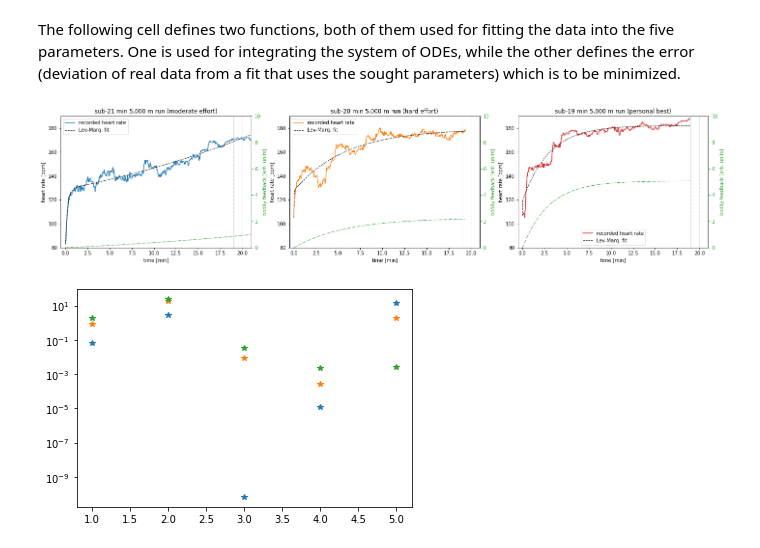
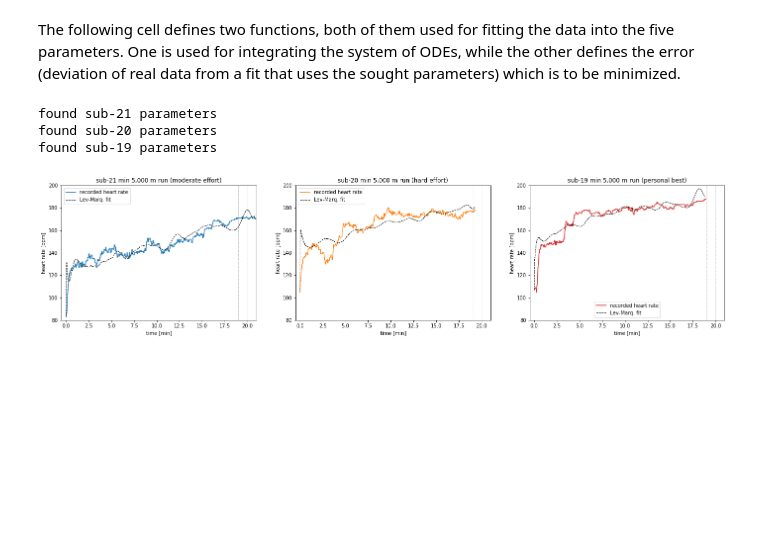
Before and after one commit to sebastiankalos/math_modeling, a Jupyter notebook: HR_analysis.ipynb, the cells around one changed output. Cells and saved outputs as stored; diff of their text form; code cells hidden in the pictures; blank space fills up the shorter version.

```diff
--- a/HR_analysis.ipynb
+++ b/HR_analysis.ipynb
@@ -114,17 +159,27 @@ params.add('a3', value=a3, min=0, max=5)
 params.add('a4', value=a4, min=0, max=5)
 params.add('a5', value=a5, min=0, max=40)
 
-sub_21_data = np.array(hr_sub_21)-HR_rest_sub_21
-sub_21_result = minimize(error, params, args=(initial_conditions, secs_sub_21, sub_21_data), method='leastsq')
+sub_21_data = (np.array(hr_sub_21)-HR_rest_sub_21)[:-t_integrate]
+sub_21_result = minimize(error, params, args=(initial_conditions,t_integrate,speed_profile_sub_21[0::t_integrate], sub_21_data), method='leastsq')
 sub_21_final_x1 = sub_21_data + sub_21_result.residual.reshape(sub_21_data.shape)
 
-sub_20_data = np.array(hr_sub_20)-HR_rest_sub_20
-sub_20_result = minimize(error, params, args=(initial_conditions, secs_sub_20, sub_20_data), method='leastsq')
+print("found sub-21 parameters")
+
+sub_20_data = (np.array(hr_sub_20)-HR_rest_sub_20)[:-t_integrate]
+sub_20_result = minimize(error, params, args=(initial_conditions,t_integrate,speed_profile_sub_20[0::t_integrate], sub_20_data), method='leastsq')
 sub_20_final_x1 = sub_20_data + sub_20_result.residual.reshape(sub_20_data.shape)
 
-sub_19_data = np.array(hr_sub_19)-HR_rest_sub_19
-sub_19_result = minimize(error, params, args=(initial_conditions, secs_sub_19, sub_19_data), method='leastsq')
+print("found sub-20 parameters")
+
+sub_19_data = (np.array(hr_sub_19)-HR_rest_sub_19)[:-t_integrate]
+sub_19_result = minimize(error, params, args=(initial_conditions,t_integrate,speed_profile_sub_19[0::t_integrate], sub_19_data), method='leastsq')
 sub_19_final_x1 = sub_19_data + sub_19_result.residual.reshape(sub_19_data.shape)
+
+print("found sub-19 parameters")
+# %% [output]
+found sub-21 parameters
+found sub-20 parameters
+found sub-19 parameters
 # %%
 def extract_params(result):
     a1 = result.params.valuesdict()["a1"]
@@ -147,65 +197,39 @@ sub_19_fit = odeint(ode_model, [0,0], secs_sub_19, args=sub_19_params)
 fig, (plt1, plt2, plt3) = plt.subplots(1, 3, figsize=(24, 5))
 
 plt1.plot(secs_sub_21/60, hr_sub_21, color="tab:blue",label='recorded heart rate')
-plt1.plot(secs_sub_21/60, np.array(sub_21_final_x1)+HR_rest_sub_21, '--', linewidth=1, color='black',label="Lev-Marq. fit")
+plt1.plot(secs_sub_21[:-t_integrate]/60, np.array(sub_21_final_x1)+HR_rest_sub_21, '--', linewidth=1, color='black',label="Lev-Marq. fit")
 plt1.set_xlim([-0.5,21])
-plt1.set_ylim([80,190])
+plt1.set_ylim([80,200])
 plt1.set_xlabel("time [min]")
 plt1.set_ylabel("heart rate [bpm]")
 plt1.set_title("sub-21 min 5,000 m run (moderate effort)")
 plt1.axvline(x=20,color="grey",linestyle='--',linewidth=0.5)
 plt1.axvline(x=19,color="grey",linestyle='--',linewidth=0.5)
 plt1.legend()
 
-ax1 = plt1.twinx()
-ax1.plot(secs_sub_21/60,sub_21_fit[:,1],color="tab:green",linestyle="-.",label="x2 feedback",linewidth=1)
-ax1.set_ylabel("bodily feedback [arb. units]",color="tab:green")
-ax1.tick_params(axis='y', colors='tab:green')
-ax1.set_ylim([0,10])
-
 
 plt2.plot(secs_sub_20/60, hr_sub_20, color="tab:orange",label='recorded heart rate')
-plt2.plot(secs_sub_20/60, np.array(sub_20_final_x1)+HR_rest_sub_20, '--', linewidth=1, color='black',label="Lev-Marq. fit")
+plt2.plot(secs_sub_20[:-t_integrate]/60, np.array(sub_20_final_x1)+HR_rest_sub_20, '--', linewidth=1, color='black',label="Lev-Marq. fit")
 plt2.set_xlim([-0.5,21])
-plt2.set_ylim([80,190])
+plt2.set_ylim([80,200])
 plt2.set_xlabel("time [min]")
 plt2.set_ylabel("heart rate [bpm]")
 plt2.set_title("sub-20 min 5,000 m run (hard effort)")
 plt2.axvline(x=20,color="grey",linestyle='--',linewidth=0.5)
 plt2.axvline(x=19,color="grey",linestyle='--',linewidth=0.5)
 plt2.legend()
 
-ax2 = plt2.twinx()
-ax2.plot(secs_sub_20/60,sub_20_fit[:,1],color="tab:green",linestyle="-.",label="x2 feedback",linewidth=1)
-ax2.set_ylabel("bodily feedback [arb. units]",color="tab:green")
-ax2.tick_params(axis='y', colors='tab:green')
-ax2.set_ylim([0,10])
-
 plt3.plot(secs_sub_19/60, hr_sub_19, color="tab:red",label='recorded heart rate')
-plt3.plot(secs_sub_19/60, np.array(sub_19_final_x1)+HR_rest_sub_19, '--', linewidth=1, color='black',label="Lev-Marq. fit")
+plt3.plot(secs_sub_19[:-t_integrate]/60, np.array(sub_19_final_x1)+HR_rest_sub_19, '--', linewidth=1, color='black',label="Lev-Marq. fit")
 plt3.set_xlim([-0.5,21])
-plt3.set_ylim([80,190])
+plt3.set_ylim([80,200])
 plt3.set_xlabel("time [min]")
 plt3.set_ylabel("heart rate [bpm]")
 plt3.set_title("sub-19 min 5,000 m run (personal best)")
 plt3.axvline(x=20,color="grey",linestyle='--',linewidth=0.5)
 plt3.axvline(x=19,color="grey",linestyle='--',linewidth=0.5)
 plt3.legend(loc="lower center")
 
-ax3 = plt3.twinx()
-ax3.plot(secs_sub_19/60,sub_19_fit[:,1],color="tab:green",linestyle="-.",label="x2 feedback",linewidth=1)
-ax3.set_ylabel("bodily feedback [arb. units]",color="tab:green")
-ax3.tick_params(axis='y', colors='tab:green')
-ax3.set_ylim([0,10])
-
 plt.savefig('heart_rate_fits.png', dpi=300)
 # %% [output]
-[figure, old version]
+[figure, new version]
-# %%
-rank = [1,2,3,4,5]
-plt.plot(rank, sub_21_params,'*')
-plt.plot(rank, sub_20_params,'*')
-plt.plot(rank, sub_19_params,'*')
-plt.yscale("log")
-# %% [output]
-[figure, removed]
```
Also changed, not shown: parts of 20 cells of this notebook, 5 other files.
